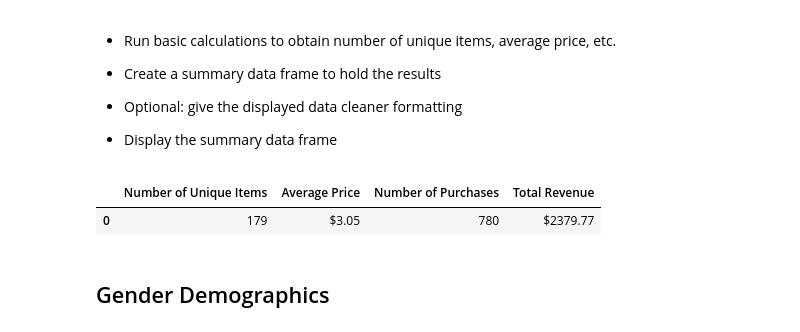
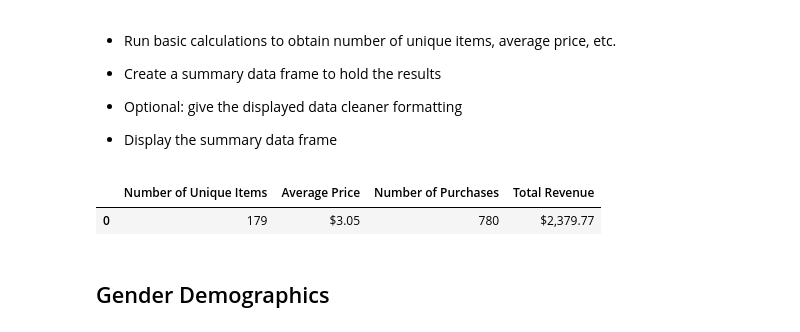
Before and after one commit to brainmagmo/pandas-challenge, a Jupyter notebook: 04-Pandas/Instructions/HeroesOfPymoli/HeroesOfPymoli_starter.ipynb, the cells around one changed output. Saved outputs shown, nothing was run; the diff lists cells and outputs as text; code cells hidden in the pictures.

```diff
--- a/04-Pandas/Instructions/HeroesOfPymoli/HeroesOfPymoli_starter.ipynb
+++ b/04-Pandas/Instructions/HeroesOfPymoli/HeroesOfPymoli_starter.ipynb
@@ -86,21 +86,21 @@ pd.DataFrame({'Total Players': [ tp ] })
 # %%
 
 n_items = len( purchase_data['Item Name'].unique( ) )
 n_purchases =  len(purchase_data)
 n_revenue = purchase_data['Price'].sum( )
 avg_sale = purchase_data['Price'].mean( )
 
 purch_summary_df = pd.DataFrame( {
     'Number of Unique Items':[ n_items ],
     'Average Price':[ locale.currency( avg_sale ) ],
     'Number of Purchases':[ n_purchases ],
-    'Total Revenue':[ locale.currency( n_revenue ) ]
+    'Total Revenue':[ locale.currency( n_revenue , grouping = True) ]
 })
 
 purch_summary_df
 # %% [output]
 |  | Number of Unique Items | Average Price | Number of Purchases | Total Revenue |
-| 0 | 179 | $3.05 | 780 | $2379.77 |
+| 0 | 179 | $3.05 | 780 | $2,379.77 |
 # %% [markdown]
 ## Gender Demographics
 # %% [markdown]
```
Also changed, not shown: parts of 13 cells of this notebook.
